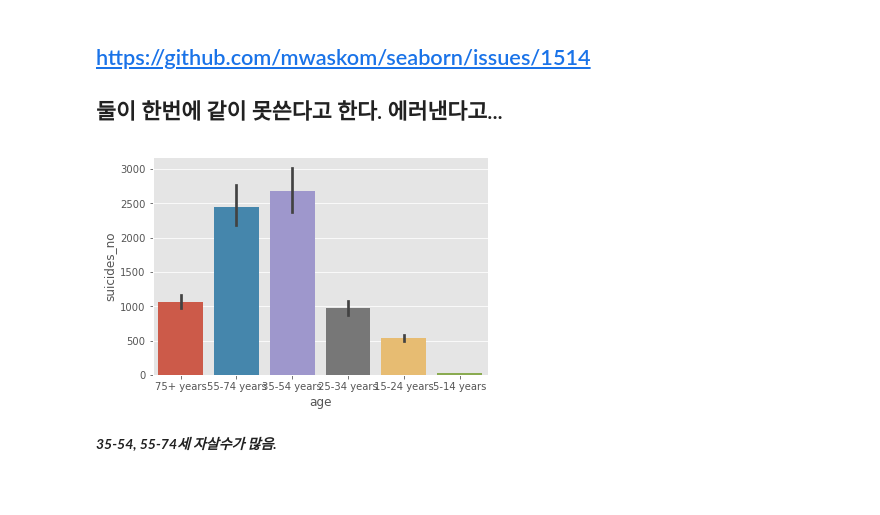
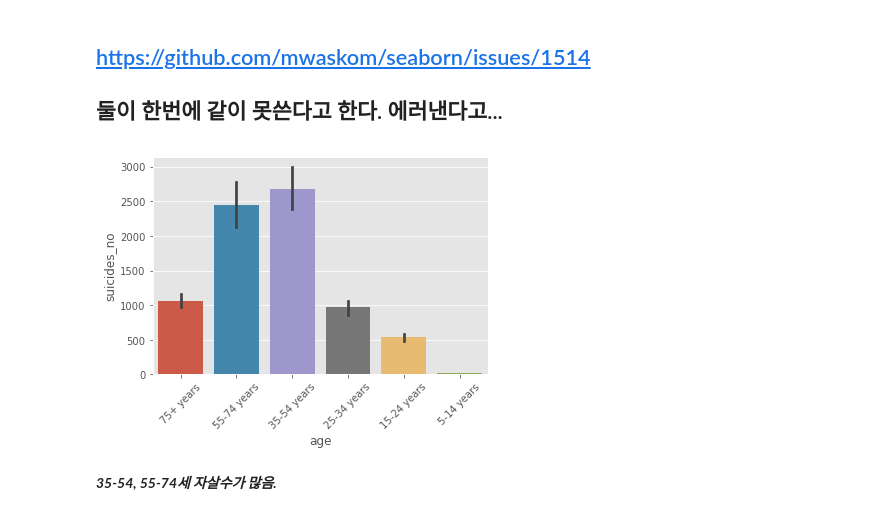
Before and after one commit to skdbsxir/DS-Studying, a Jupyter notebook: [Self Project]/X001-3. Suicides Rates Overview.ipynb, the cells around one changed output. Saved outputs shown, nothing was run; the diff lists cells and outputs as text; code cells hidden in the pictures; blank space fills up the shorter version.

```diff
--- a/[Self Project]/X001-3. Suicides Rates Overview.ipynb
+++ b/[Self Project]/X001-3. Suicides Rates Overview.ipynb
@@ -247,9 +247,10 @@ plt.show()
 ## 둘이 한번에 같이 못쓴다고 한다. 에러낸다고...
 # %%
 sns.barplot(x=df['age'], y=df['suicides_no'])
+plt.xticks(rotation=45)
 plt.show()
 # %% [output]
-[figure, old version]
+[figure, new version]
 # %% [markdown]
 ***35-54, 55-74세 자살수가 많음.***
 # %%
```
Also changed, not shown: parts of 9 cells of this notebook.
